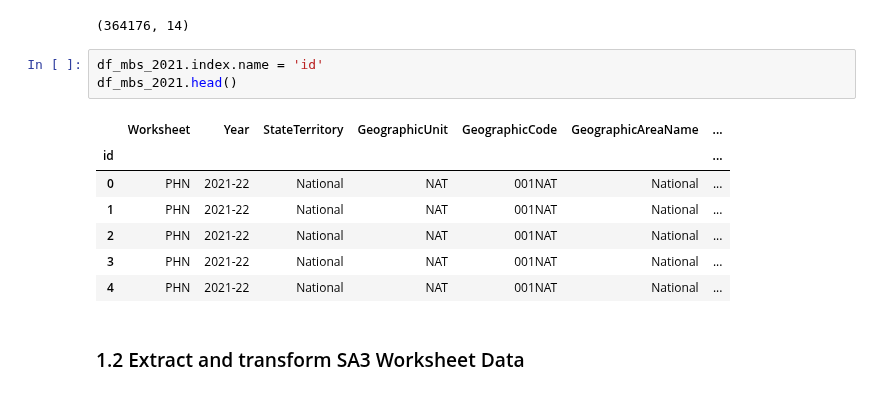
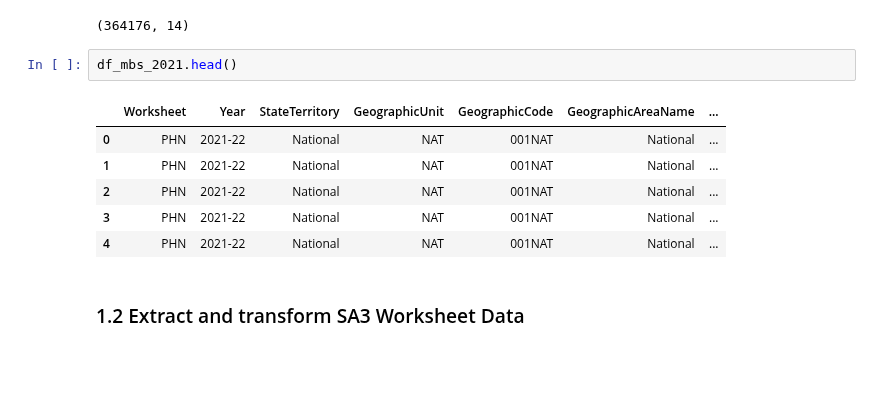
Before and after one commit to jiniep/mbs_analysis, a Jupyter notebook: scripts/1 clean_transform_mbs_data.ipynb, the cells around one changed output. Cells and saved outputs as stored; diff of their text form; blank space fills up the shorter version.

```diff
--- a/scripts/1 clean_transform_mbs_data.ipynb
+++ b/scripts/1 clean_transform_mbs_data.ipynb
@@ -28,11 +28,9 @@ df_mbs_2021.shape
 # %% [output]
 (364176, 14)
 # %%
-df_mbs_2021.index.name = 'id'
 df_mbs_2021.head()
 # %% [output]
 |  | Worksheet | Year | StateTerritory | GeographicUnit | GeographicCode | GeographicAreaName | ... |
-| id |  |  |  |  |  |  | ... |
 | 0 | PHN | 2021-22 | National | NAT | 001NAT | National | ... |
 | 1 | PHN | 2021-22 | National | NAT | 001NAT | National | ... |
 | 2 | PHN | 2021-22 | National | NAT | 001NAT | National | ... |
```
Also changed, not shown: parts of 52 cells of this notebook, 1 other file.
